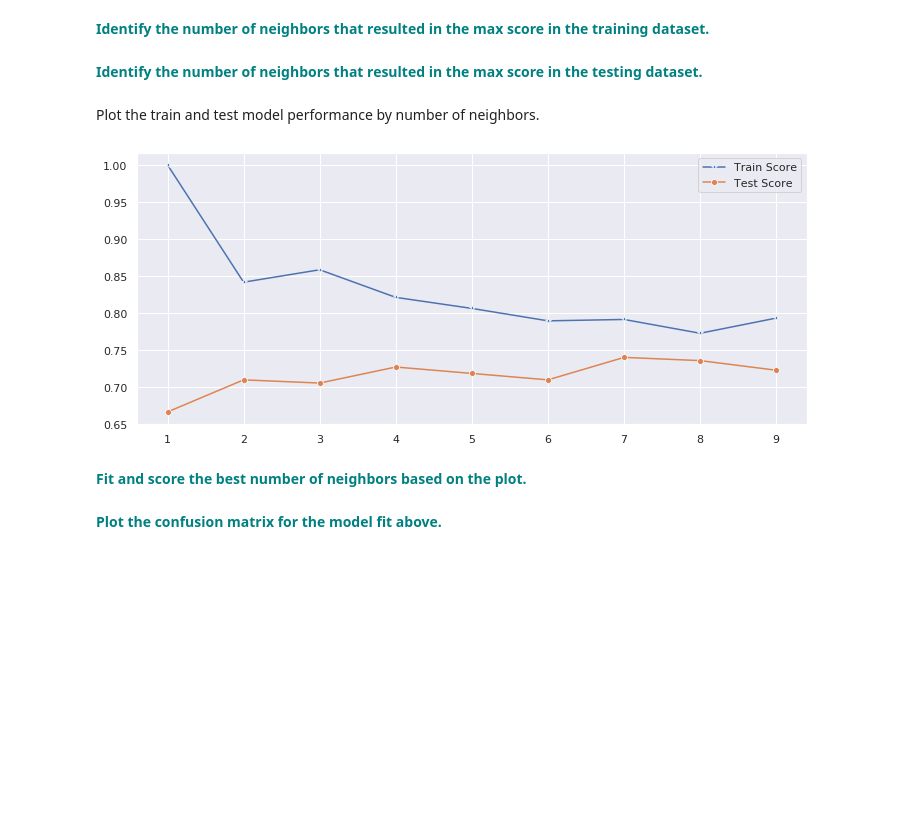
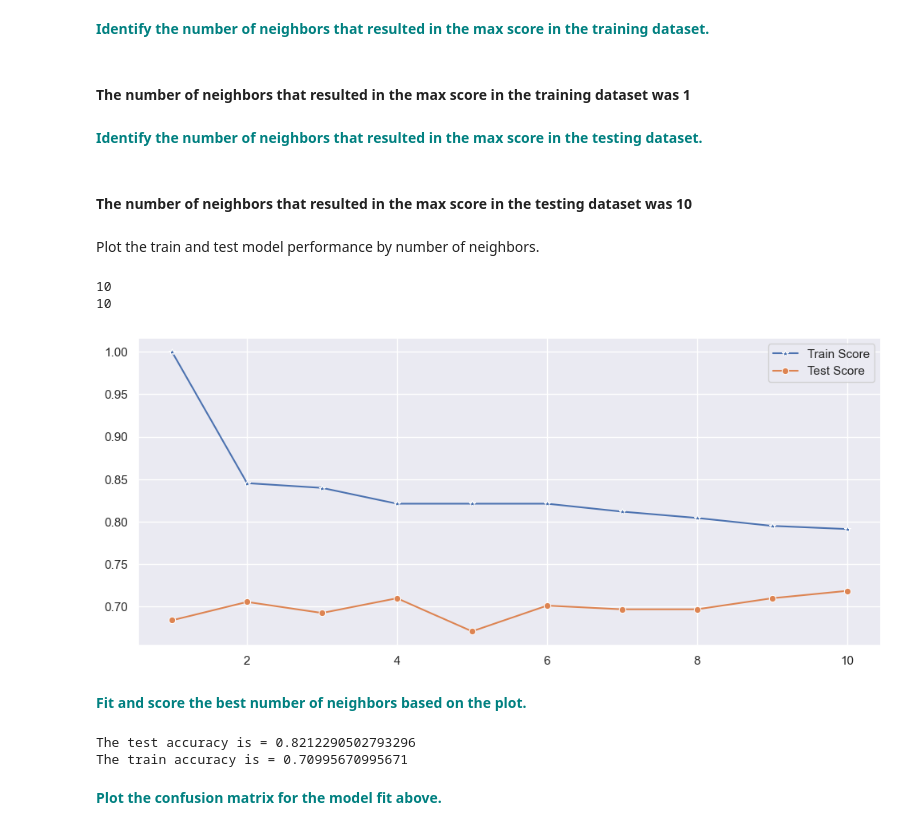
Before and after one commit to justink106/JustinKu-Springboard, a Jupyter notebook: Case Study - Grid Search in KNN/Justin Ku GridSearchKNN_Case_Study.ipynb, the cells around one changed output. Cells and saved outputs as stored; diff of their text form; code cells hidden in the pictures; blank space fills up the shorter version.

```diff
--- a/Case Study - Grid Search in KNN/Justin Ku GridSearchKNN_Case_Study.ipynb
+++ b/Case Study - Grid Search in KNN/Justin Ku GridSearchKNN_Case_Study.ipynb
@@ -132,10 +135,15 @@ from sklearn.neighbors import KNeighborsClassifier
 test_scores = []
 train_scores = []
 
-for i in range(1,10):
+for i in range(1,11):
 
     knn = KNeighborsClassifier(i)
     knn.fit(X_train,y_train)
 
-    train_scores.append(knn.score(X_train,y_train))
-    test_scores.append(knn.score(X_test,y_test))
+    train_score = knn.score(X_train, y_train)
+    test_score = knn.score(X_test, y_test)
+
+    train_scores.append(train_score)
+    test_scores.append(test_score)
+
+    print(f'k = {i}: The train score is = {train_score} and the test score is = {test_score}')
@@ -143,18 +162,45 @@ for i in range(1,10):
 **<font color='teal'> Print the train and test scores for each iteration.</font>**
 # %% [markdown]
 **<font color='teal'> Identify the number of neighbors that resulted in the max score in the training dataset. </font>**
+# %% [markdown]
+#### The number of neighbors that resulted in the max score in the training dataset was 1
 # %% [markdown]
 **<font color='teal'> Identify the number of neighbors that resulted in the max score in the testing dataset. </font>**
+# %% [markdown]
+#### The number of neighbors that resulted in the max score in the testing dataset was 10
 # %% [markdown]
 Plot the train and test model performance by number of neighbors.
+# %%
+print(len(train_scores))  # should be 9
+print(len(test_scores))   # should be 9
+# %% [output]
+10
+10
 # %%
 plt.figure(figsize=(12,5))
-p = sns.lineplot(range(1,10),train_scores,marker='*',label='Train Score')
-p = sns.lineplot(range(1,10),test_scores,marker='o',label='Test Score')
+p = sns.lineplot(x=range(1,11), y=train_scores,marker='*',label='Train Score')
+p = sns.lineplot(x=range(1,11), y=test_scores,marker='o',label='Test Score')
 # %% [output]
-[figure, old version]
+[figure, new version]
 # %% [markdown]
 **<font color='teal'> Fit and score the best number of neighbors based on the plot. </font>**
+# %%
+# I am picking k=4 as the best number of neighbors
+# It gives the highest test score and the gap between train and test accuracy is reasonable
+
+knn = KNeighborsClassifier(n_neighbors=4)
+knn.fit(X_train, y_train)
+
+# Scoring the model
+train_score = knn.score(X_train, y_train)
+test_score = knn.score(X_test, y_test)
+
+# Scoring returns the accuracy of the model
+print(f'The test accuracy is = {train_score}')
+print(f'The train accuracy is = {test_score}')
+# %% [output]
+The test accuracy is = 0.8212290502793296
+The train accuracy is = 0.70995670995671
 # %%
 from sklearn.metrics import confusion_matrix
 y_pred = knn.predict(X_test)
```
Also changed, not shown: parts of 10 cells of this notebook.
